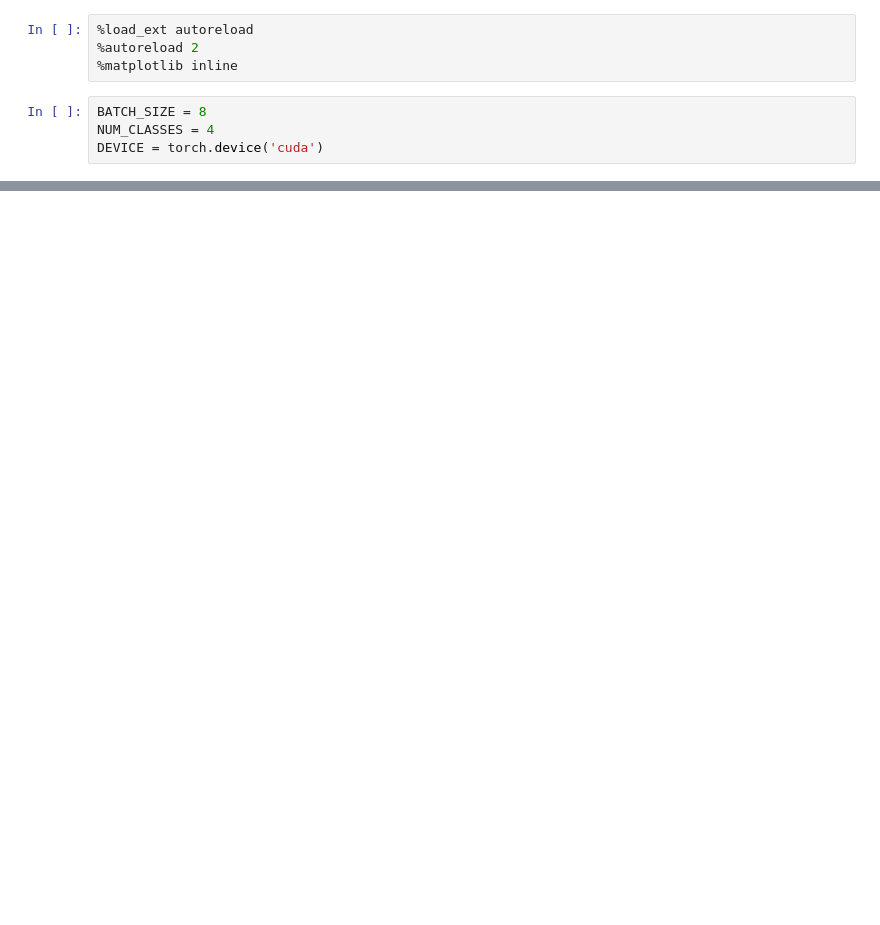
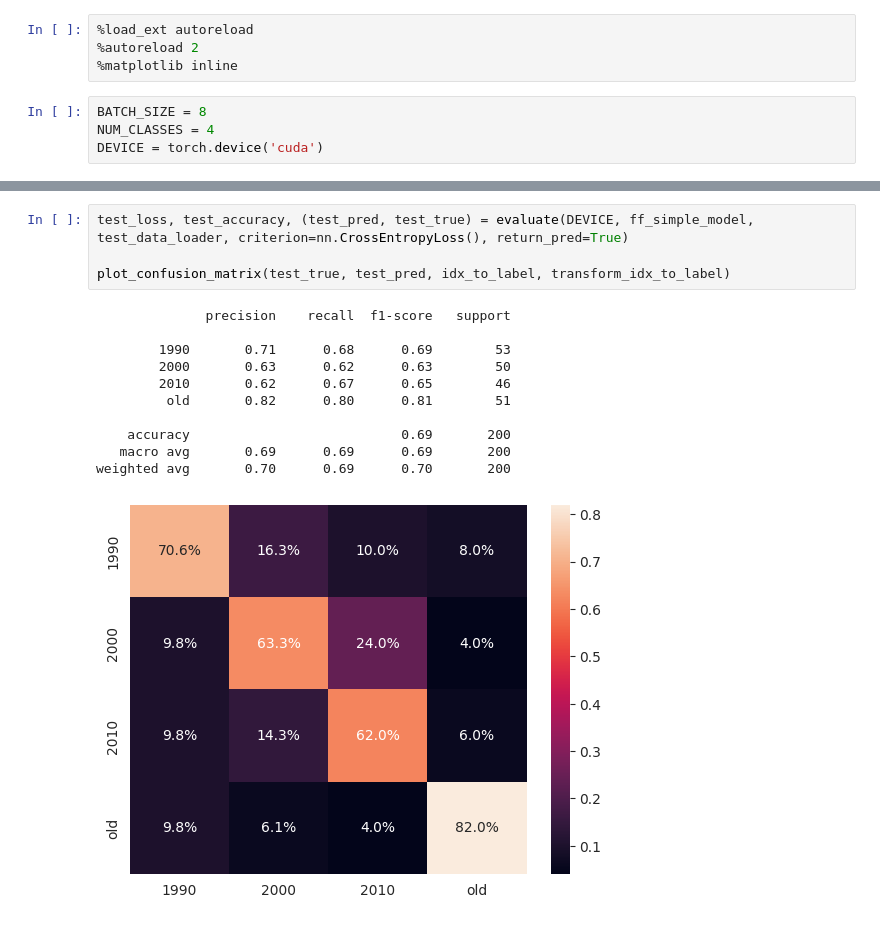
Before and after one commit to Sergey-Baranenkov/mag_coursework, a Jupyter notebook: decade_classification/decade_classification_vggish.ipynb, the cells around one changed output, grey strips where cells are left out. Cells and saved outputs as stored; diff of their text form; blank space fills up the shorter version.

```diff
--- a/decade_classification/decade_classification_vggish.ipynb
+++ b/decade_classification/decade_classification_vggish.ipynb
@@ -28,0 +72,16 @@ def transform_idx_to_label(x):
+# %%
+test_loss, test_accuracy, (test_pred, test_true) = evaluate(DEVICE, ff_simple_model, test_data_loader, criterion=nn.CrossEntropyLoss(), return_pred=True)
+
+plot_confusion_matrix(test_true, test_pred, idx_to_label, transform_idx_to_label)
+# %% [output]
+              precision    recall  f1-score   support
+
+        1990       0.71      0.68      0.69        53
+        2000       0.63      0.62      0.63        50
+        2010       0.62      0.67      0.65        46
+         old       0.82      0.80      0.81        51
+
+    accuracy                           0.69       200
+   macro avg       0.69      0.69      0.69       200
+weighted avg       0.70      0.69      0.70       200
+[figure, added]
```
Also changed, not shown: parts of 19 cells of this notebook, 6 other files.
